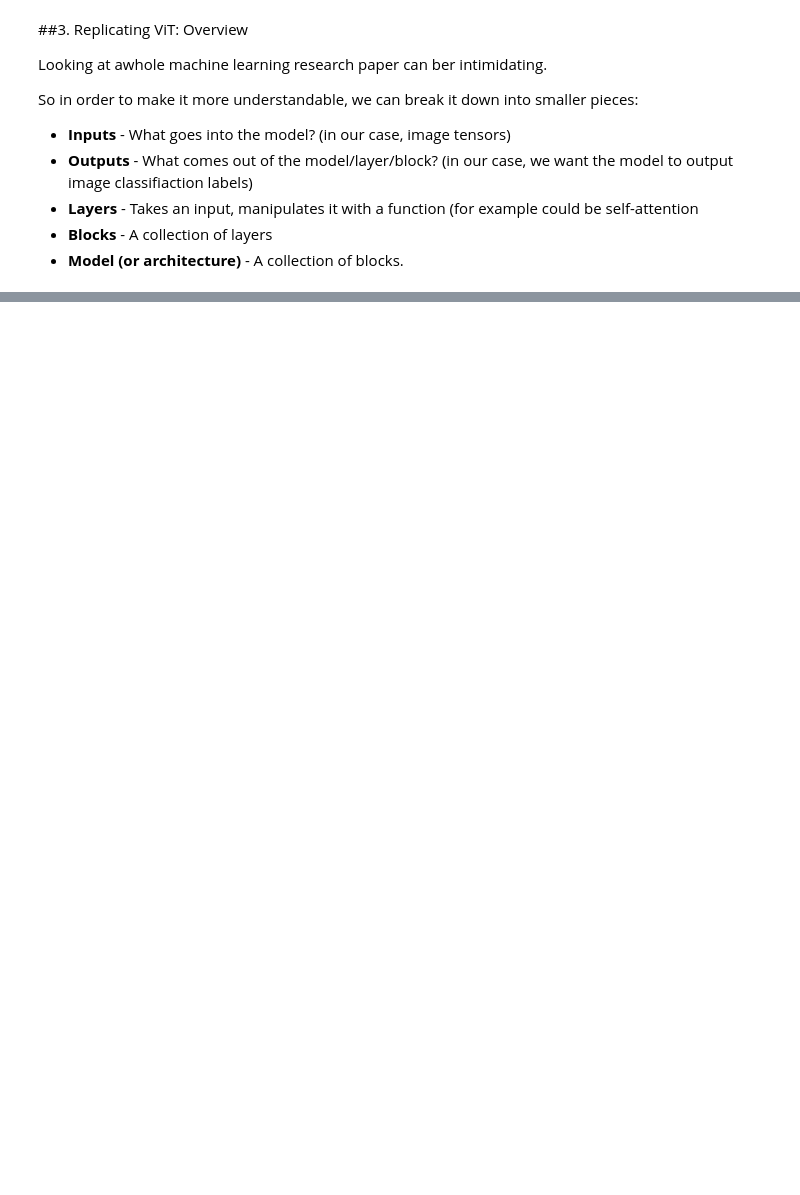
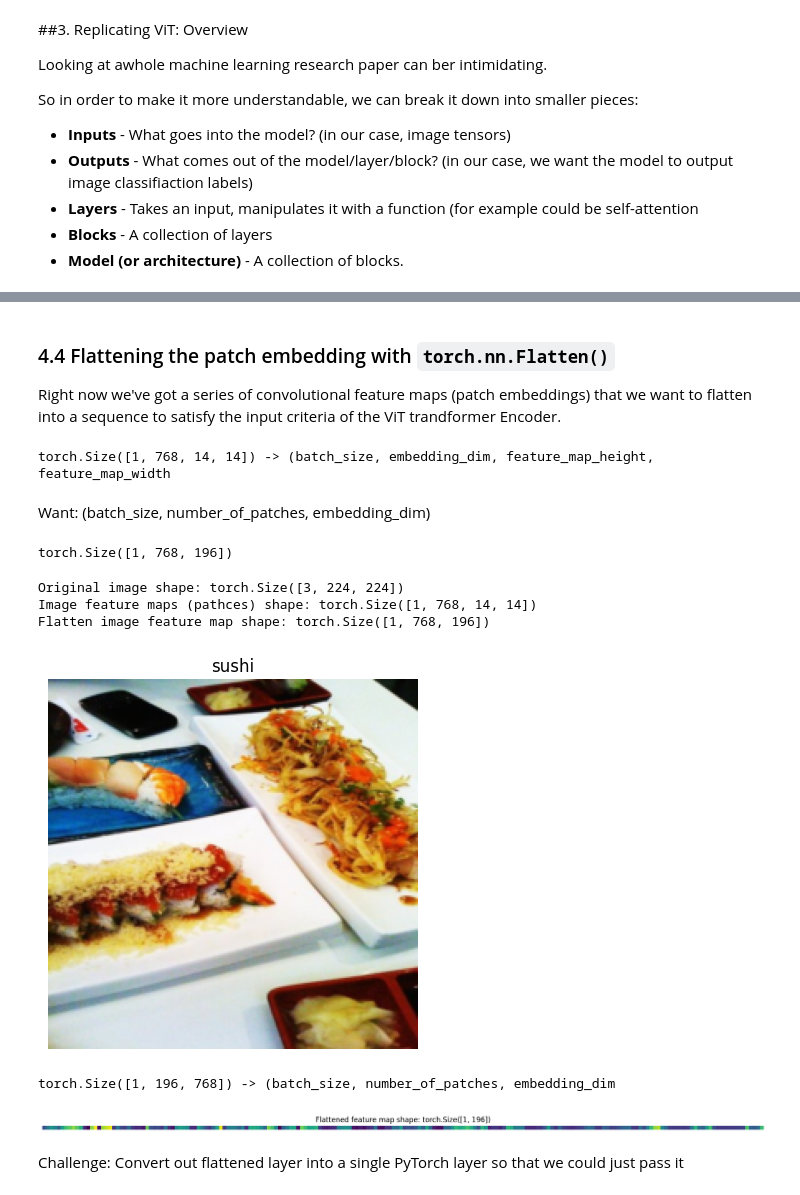
Before and after one commit to gil612/PyTorch, a Jupyter notebook: 08_pytorch_paper_replicating.ipynb, the cells around one changed output, grey strips where cells are left out. Cells and saved outputs as stored; diff of their text form; code cells hidden in the pictures; blank space fills up the shorter version.

```diff
--- a/08_pytorch_paper_replicating.ipynb
+++ b/08_pytorch_paper_replicating.ipynb
@@ -245,0 +486,57 @@ So in order to make it more understandable, we can break it down into smaller pi
+# %% [markdown]
+### 4.4 Flattening the patch embedding with `torch.nn.Flatten()`
+
+Right now we've got a series of convolutional feature maps (patch embeddings) that we want to flatten into a sequence to satisfy the input criteria  of the ViT trandformer Encoder.
+# %%
+print(f"{image_out_of_conv.shape} -> (batch_size, embedding_dim, feature_map_height, feature_map_width")
+# %% [output]
+torch.Size([1, 768, 14, 14]) -> (batch_size, embedding_dim, feature_map_height, feature_map_width
+# %% [markdown]
+Want: (batch_size, number_of_patches, embedding_dim)
+# %%
+from torch import nn
+flatten_layer = nn.Flatten(start_dim = 2, # feature_map_height
+                           end_dim = 3) # feature_map_weight
+
+flatten_layer(image_out_of_conv).shape
+# %% [output]
+torch.Size([1, 768, 196])
+# %%
+# Put everything together
+plt.imshow(image.permute(1 ,2 , 0))
+plt.title(class_names[label])
+plt.axis(False)
+print(f"Original image shape: {image.shape}")
+
+# Turn image into feature_maps
+image_out_of_conv = conv2d(image.unsqueeze(0)) # add batch dimension
+print(f"Image feature maps (pathces) shape: {image_out_of_conv.shape}")
+
+# Flatten the feature maps
+image_out_of_conv_flattened = flatten_layer(image_out_of_conv)
+print(f"Flatten image feature map shape: {image_out_of_conv_flattened.shape}")
+# %% [output]
+Original image shape: torch.Size([3, 224, 224])
+Image feature maps (pathces) shape: torch.Size([1, 768, 14, 14])
+Flatten image feature map shape: torch.Size([1, 768, 196])
+[figure, added]
+# %%
+# Rearrange out put of flatten layer
+image_out_of_conv_flattened_permuted = image_out_of_conv_flattened.permute(0,2,1)
+print(f"{image_out_of_conv_flattened_permuted.shape} -> (batch_size, number_of_patches, embedding_dim")
+# %% [output]
+torch.Size([1, 196, 768]) -> (batch_size, number_of_patches, embedding_dim
+# %%
+# Get a sinvle flattened feature layer
+single_flattened_feature_map = image_out_of_conv_flattened_permuted[:, :, 0] # we want the first dimension
+single_flattened_feature_map
+
+# Plot the flattened feature map visually
+plt.figure(figsize=(22, 22))
+plt.title(f"Flattened feature map shape: {single_flattened_feature_map.shape}")
+plt.imshow(single_flattened_feature_map.detach().numpy())
+plt.axis(False);
+# %% [output]
+[figure, added]
+# %% [markdown]
+Challenge: Convert out flattened layer into a single PyTorch layer so that we could just pass it
```
Also changed, not shown: parts of 73 cells of this notebook.
